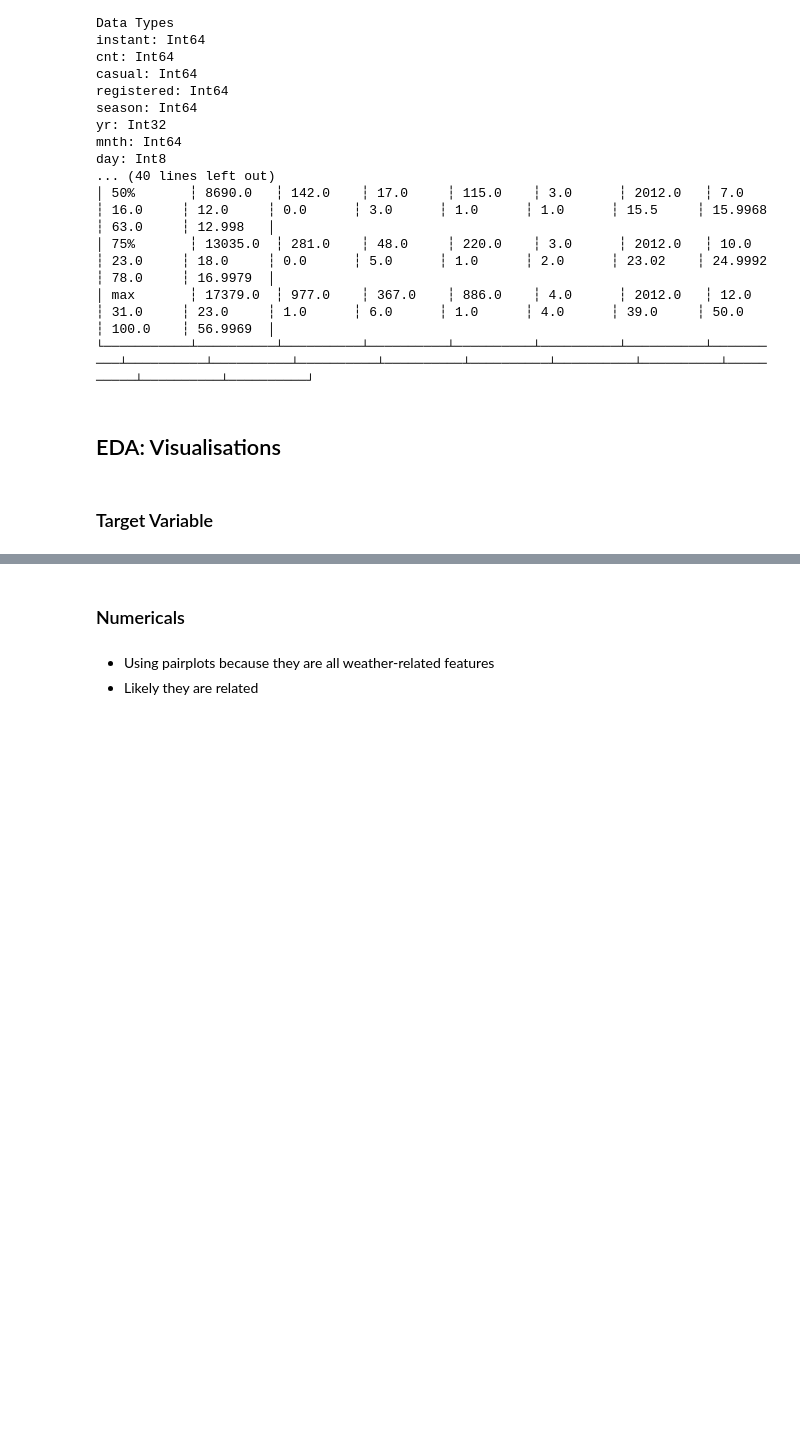
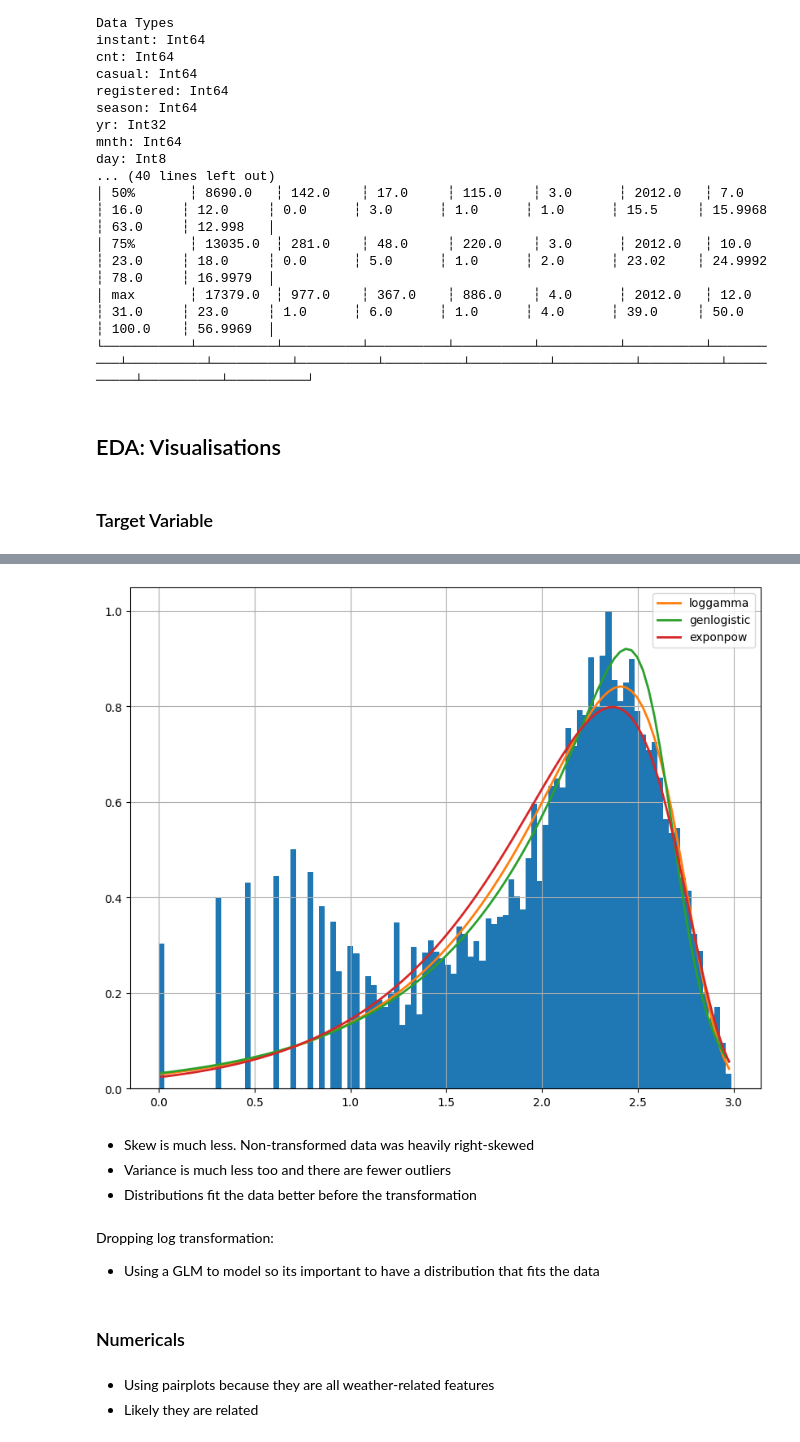
Before and after one commit to govindnirav/project_d100, a Jupyter notebook: scripts/eda_cleaning.ipynb, the cells around one changed output, grey strips where cells are left out. Saved outputs shown, nothing was run; the diff lists cells and outputs as text; code cells hidden in the pictures; blank space fills up the shorter version.

```diff
--- a/scripts/eda_cleaning.ipynb
+++ b/scripts/eda_cleaning.ipynb
@@ -165,0 +201,3 @@ plot_box(df_unclean, y_var = "hr", x_var = "cnt")
+# %%
+plot_dist(df_unclean, "log_cnt", dist = ["loggamma", "exponpow", "genlogistic"])
+# %% [output]
@@ -165,0 +207,8 @@ plot_box(df_unclean, y_var = "hr", x_var = "cnt")
+[figure, added]
+# %% [markdown]
+- Skew is much less. Non-transformed data was heavily right-skewed
+- Variance is much less too and there are fewer outliers
+- Distributions fit the data better before the transformation
+# %% [markdown]
+Dropping log transformation:
+- Using a GLM to model so its important to have a distribution that fits the data
```
Also changed, not shown: parts of 37 cells of this notebook, 6 other files.
